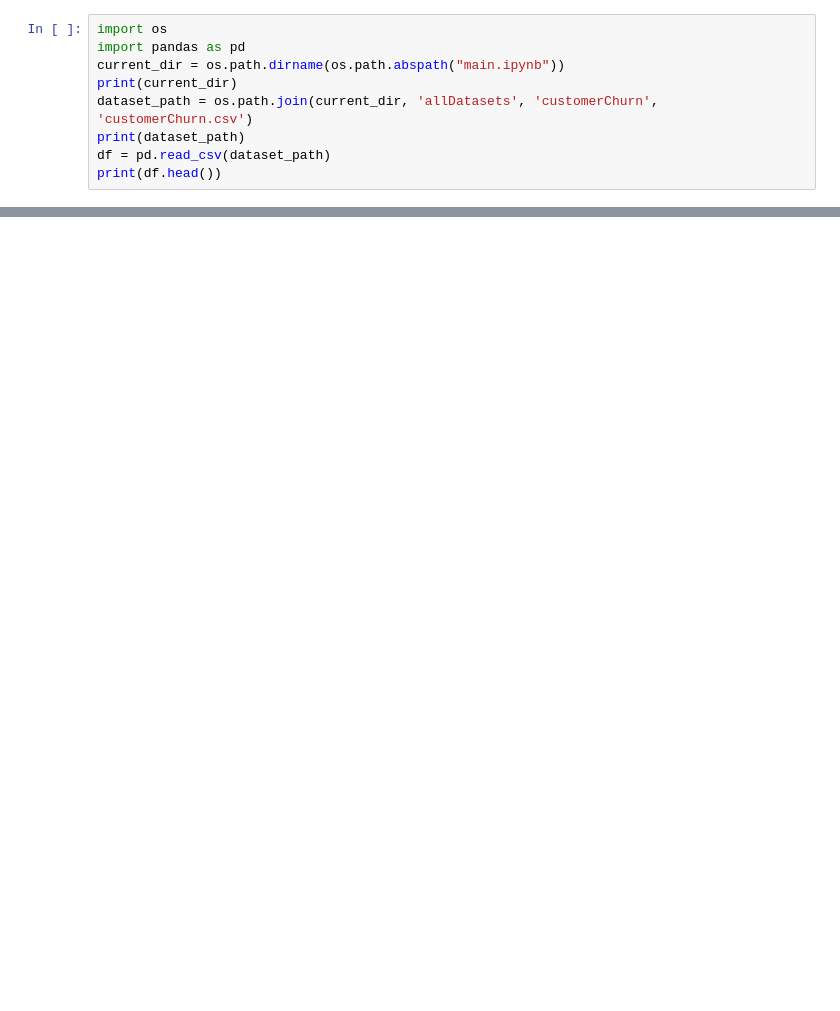
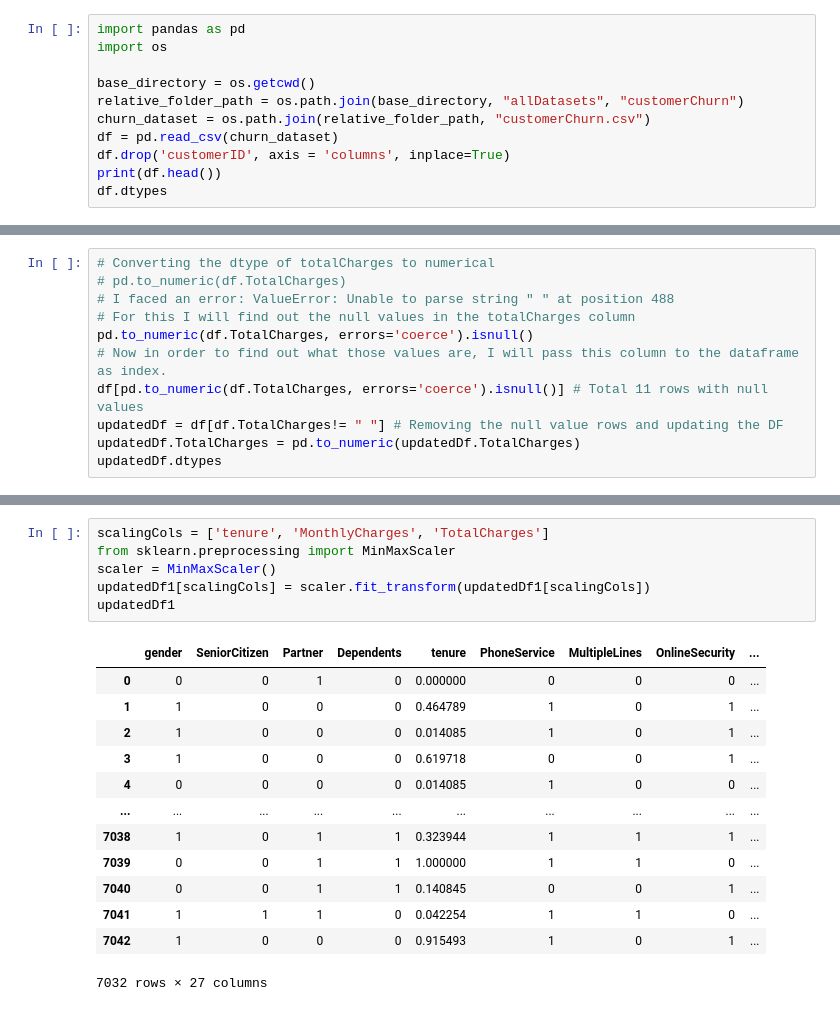
Before and after one commit to GriffinBlackbirdd/FuturenseInternship, a Jupyter notebook: EDA/main.ipynb, the cells around one changed output, grey strips where cells are left out. Saved outputs shown, nothing was run; the diff lists cells and outputs as text; blank space fills up the shorter version.

Commit message:
Complete mlReady dataset

```diff
--- a/EDA/main.ipynb
+++ b/EDA/main.ipynb
@@ -1,10 +1,12 @@
 # %%
+import pandas as pd
 import os
-import pandas as pd
-current_dir = os.path.dirname(os.path.abspath("main.ipynb"))
-print(current_dir)
-dataset_path = os.path.join(current_dir, 'allDatasets', 'customerChurn', 'customerChurn.csv')
-print(dataset_path)
-df = pd.read_csv(dataset_path)
+
+base_directory = os.getcwd()
+relative_folder_path = os.path.join(base_directory, "allDatasets", "customerChurn")
+churn_dataset = os.path.join(relative_folder_path, "customerChurn.csv")
+df = pd.read_csv(churn_dataset)
+df.drop('customerID', axis = 'columns', inplace=True)
 print(df.head())
+df.dtypes
 # %% [output]
@@ -159,0 +47,11 @@ print("Classification Report:\n", class_report_catboost)
+# %%
+# Converting the dtype of totalCharges to numerical
+# pd.to_numeric(df.TotalCharges)
+# I faced an error: ValueError: Unable to parse string " " at position 488
+# For this I will find out the null values in the totalCharges column
+pd.to_numeric(df.TotalCharges, errors='coerce').isnull()
+# Now in order to find out what those values are, I will pass this column to the dataframe as index.
+df[pd.to_numeric(df.TotalCharges, errors='coerce').isnull()] # Total 11 rows with null values
+updatedDf = df[df.TotalCharges!= " "] # Removing the null value rows and updating the DF
+updatedDf.TotalCharges = pd.to_numeric(updatedDf.TotalCharges)
+updatedDf.dtypes
@@ -159,0 +164,20 @@ print("Classification Report:\n", class_report_catboost)
+# %%
+scalingCols = ['tenure', 'MonthlyCharges', 'TotalCharges']
+from sklearn.preprocessing import MinMaxScaler
+scaler = MinMaxScaler()
+updatedDf1[scalingCols] = scaler.fit_transform(updatedDf1[scalingCols])
+updatedDf1
+# %% [output]
+|  | gender | SeniorCitizen | Partner | Dependents | tenure | PhoneService | MultipleLines | OnlineSecurity | ... |
+| 0 | 0 | 0 | 1 | 0 | 0.000000 | 0 | 0 | 0 | ... |
+| 1 | 1 | 0 | 0 | 0 | 0.464789 | 1 | 0 | 1 | ... |
+| 2 | 1 | 0 | 0 | 0 | 0.014085 | 1 | 0 | 1 | ... |
+| 3 | 1 | 0 | 0 | 0 | 0.619718 | 0 | 0 | 1 | ... |
+| 4 | 0 | 0 | 0 | 0 | 0.014085 | 1 | 0 | 0 | ... |
+| ... | ... | ... | ... | ... | ... | ... | ... | ... | ... |
+| 7038 | 1 | 0 | 1 | 1 | 0.323944 | 1 | 1 | 1 | ... |
+| 7039 | 0 | 0 | 1 | 1 | 1.000000 | 1 | 1 | 0 | ... |
+| 7040 | 0 | 0 | 1 | 1 | 0.140845 | 0 | 0 | 1 | ... |
+| 7041 | 1 | 1 | 1 | 0 | 0.042254 | 1 | 1 | 0 | ... |
+| 7042 | 1 | 0 | 0 | 0 | 0.915493 | 1 | 0 | 1 | ... |
+7032 rows × 27 columns
```
Also changed, not shown: parts of 13 cells of this notebook, 2 other files.
